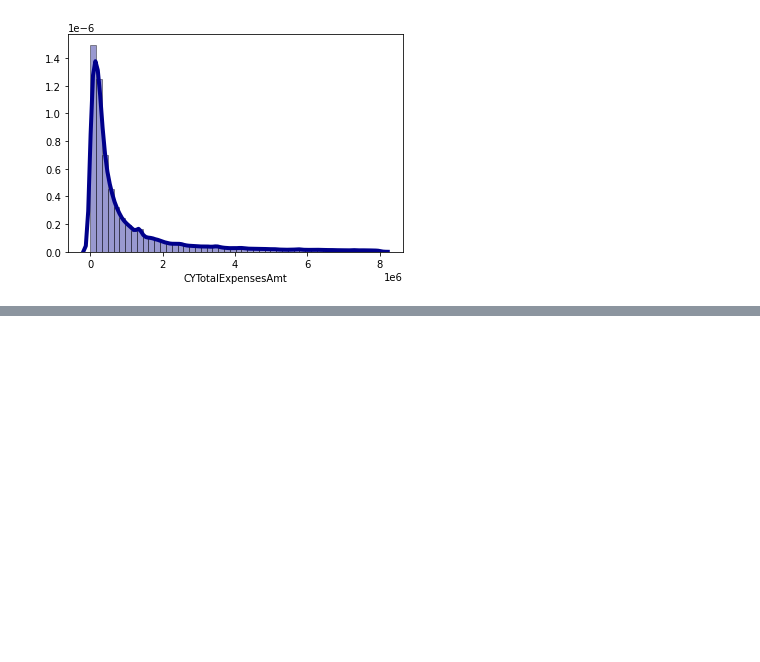
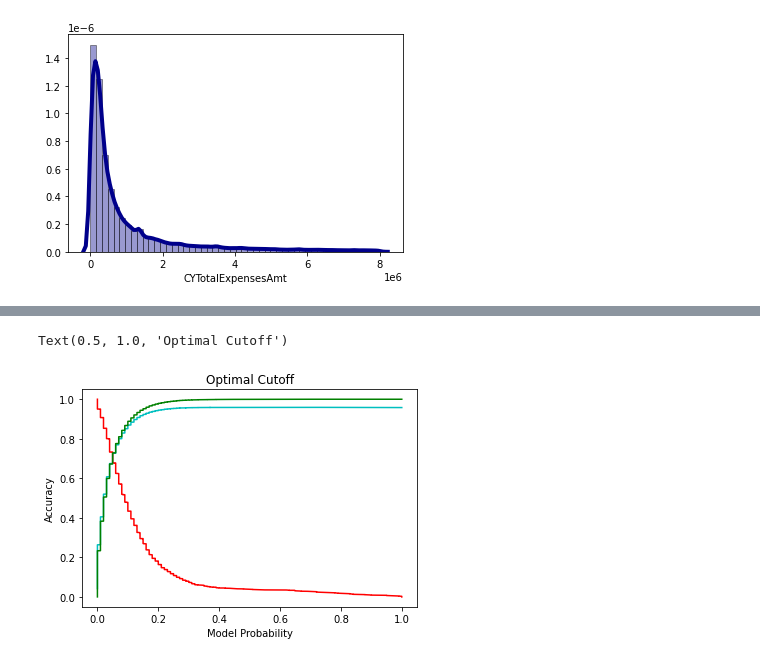
Before and after one commit to ethantenison/Impact_Capital, a Jupyter notebook: notebooks/statistics.ipynb, the cells around one changed output, grey strips where cells are left out. Saved outputs shown, nothing was run; the diff lists cells and outputs as text; code cells hidden in the pictures; blank space fills up the shorter version.

```diff
--- a/notebooks/statistics.ipynb
+++ b/notebooks/statistics.ipynb
@@ -625,0 +657,9 @@ Test accuracy (Dependence) =  0.6605710139979515
+# %%
+#Formatting for ROC curve
+y_pred_prob = pd.DataFrame(y_pred)
+y_1_prob = y_pred_prob[1]
+y_test_1 = test_y.reset_index()
+
+y_test_1 = y_test_1.rename(columns={0: 'Dissolution'})
+y_test_1 = y_test_1['Dissolution']
+X_test = test_X.reset_index()
@@ -625,0 +668,27 @@ Test accuracy (Dependence) =  0.6605710139979515
+# %%
+#Forming new df for ROC Curve and Accuracy curve
+df = pd.DataFrame({'y_test': y_test_1, 'model_probability': y_1_prob})
+df = df.sort_values('model_probability')
+#Creating 'True Positive', 'False Positive', 'True Negative' and 'False Negative' columns
+df['tp'] = (df['y_test'] == int(0)).cumsum()
+df['fp'] = (df['y_test'] == int(1)).cumsum()
+total_0s = df['y_test'].sum()
+total_1s = abs(total_0s - len(df))
+df['total_1s'] = total_1s
+df['total_0s']= total_0s
+df['total_instances'] = df['total_1s'] + df['total_0s']
+df['tn'] = df['total_0s'] - df['fp']
+df['fn'] = df['total_1s'] - df['tp']
+df['fp_rate'] = df['fp'] / df['total_0s']
+df['tp_rate'] = df['tp'] / df['total_1s']
+df['tn_rate'] = df['tn'] / df['total_0s']
+#Calculating accuracy column
+df['accuracy'] = (df['tp'] + df['tn']) / (df['total_1s'] + df['total_0s'])
+#Deleting unnecessary columns
+df.reset_index(inplace = True)
+del df['total_1s']
+del df['total_0s']
+del df['total_instances']
+del df['index']
+#Export the log into excel to show your friends
+#export_excel = df.to_excel (r"C:\Users\Andrew\Desktop\df1.xlsx", index = None, header=True)
@@ -625,0 +716,11 @@ Test accuracy (Dependence) =  0.6605710139979515
+# %%
+#Plot
+plt.plot(df['model_probability'],df['accuracy'], color = 'c')
+plt.plot(df['model_probability'],df['tn_rate'], color = 'r')
+plt.plot(df['model_probability'],df['tp_rate'], color = 'g')
+plt.xlabel('Model Probability')
+plt.ylabel('Accuracy')
+plt.title('Optimal Cutoff')
+# %% [output]
+Text(0.5, 1.0, 'Optimal Cutoff')
+[figure, added]
```
Also changed, not shown: parts of 31 cells of this notebook.
